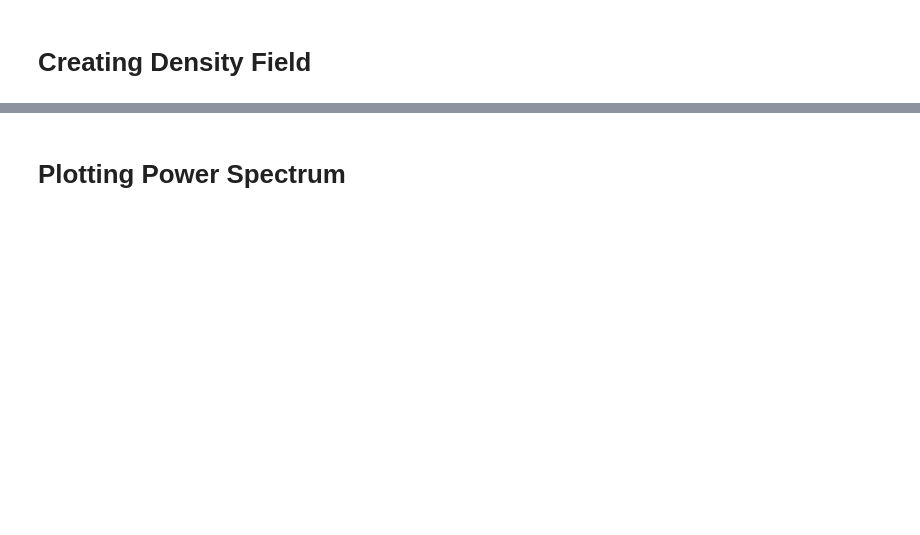
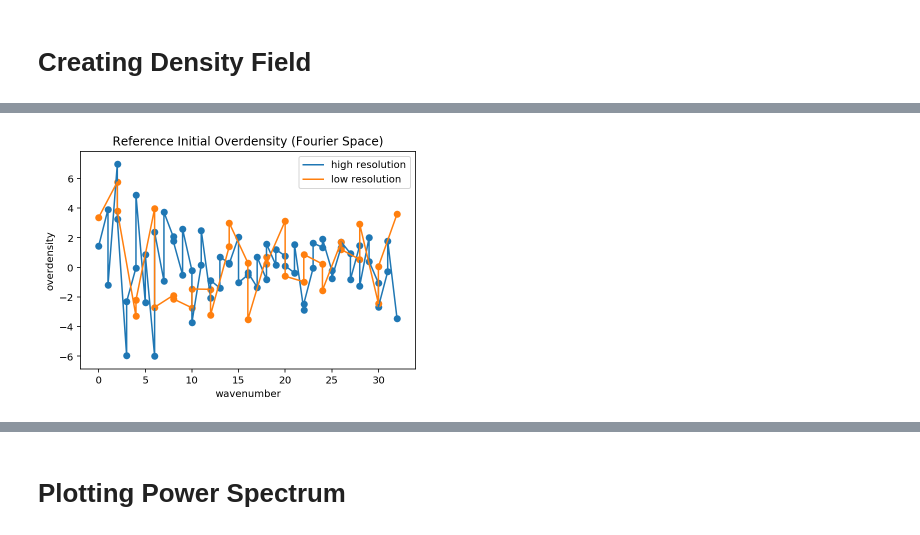
Before and after one commit to calvinosinga/astr615_project, a Jupyter notebook: tools/toy_implementation/project.ipynb, the cells around one changed output, grey strips where cells are left out. Saved outputs shown, nothing was run; the diff lists cells and outputs as text; code cells hidden in the pictures; blank space fills up the shorter version.

```diff
--- a/tools/toy_implementation/project.ipynb
+++ b/tools/toy_implementation/project.ipynb
@@ -161,0 +147,92 @@ print(lowfs.shape)
+# %%
+# Generating Plots above in Fourier space.
+
+# Getting high and low frequency data for each constrained zoom method.
+ref_klow, ref_khi = ref._get_ks()
+
+trad_klow, trad_khi = trad._get_ks()
+
+delta_klow, delta_khi = delta._get_ks()
+
+hybrid_klow, hybrid_khi = hybrid._get_ks()
+
+ideal_klow, ideal_khi = ideal._get_ks()
+
+
+# The "realization" function returns Gaussian random noise fields in real space.
+# To return the field in real space it applies the unitary_inverse_fft function.
+# To undo do this and get a fourier-space version we need to reapply the unitary_fft function.
+ref_low_fs = ref_low.in_fourier_space()
+ref_high_fs = ref_high.in_fourier_space()
+
+trad_low_fs = trad_low.in_fourier_space()
+trad_high_fs = trad_high.in_fourier_space()
+
+delta_low_fs = delta_low.in_fourier_space()
+delta_high_fs = delta_high.in_fourier_space()
+
+hybrid_low_fs = hybrid_low.in_fourier_space()
+hybrid_high_fs = hybrid_high.in_fourier_space()
+
+ideal_low_fs = ideal_low.in_fourier_space()
+ideal_high_fs = ideal_low.in_fourier_space()
+
+#Generating Plots for each zoom method
+#Frequency vs. Gaussian Noise Fields in Fourier Space.
+
+plt.figure(6)
+plt.plot(ref_khi, ref_high, label="high resolution")
+plt.plot(ref_klow, ref_low, label="low resolution")
+plt.scatter(ref_khi, ref_high)
+plt.scatter(ref_klow, ref_low)
+plt.legend()
+plt.title("Reference Initial Overdensity (Fourier Space)")
+plt.xlabel("wavenumber")
+plt.ylabel("overdensity")
+plt.savefig("ref_wavenumberIC.png")
+
+plt.figure(7)
+plt.plot(trad_khi, trad_high, label="high resolution")
+plt.plot(trad_klow, trad_low, label="low resolution")
+plt.scatter(trad_khi, trad_high)
+plt.scatter(trad_klow, trad_low)
+plt.legend()
+plt.title("Traditional Initial Overdensity (Fourier Space)")
+plt.xlabel("wavenumber")
+plt.ylabel("overdensity")
+plt.savefig("trad_wavenumberIC.png")
+
+plt.figure(8)
+plt.plot(delta_khi, delta_high, label="high resolution")
+plt.plot(delta_klow, delta_low, label="low resolution")
+plt.scatter(delta_khi, delta_high)
+plt.scatter(delta_klow, delta_low)
+plt.legend()
+plt.title("Hybrid Initial Overdensity (Fourier Space)")
+plt.xlabel("wavenumber")
+plt.ylabel("overdensity")
+plt.savefig("delta_wavenumberIC.png")
+
+plt.figure(9)
+plt.plot(hybrid_khi, hybrid_high, label="high resolution")
+plt.plot(hybrid_klow, hybrid_low, label="low resolution")
+plt.scatter(hybrid_khi, hybrid_high)
+plt.scatter(hybrid_klow, hybrid_low)
+plt.legend()
+plt.title("Delta Initial Overdensity (Fourier Space)")
+plt.xlabel("wavenumber")
+plt.ylabel("overdensity")
+plt.savefig("hybrid_wavenumberIC.png")
+
+plt.figure(10)
+plt.plot(ideal_khi, ideal_high, label="high resolution")
+plt.plot(ideal_klow, ideal_low, label="low resolution")
+plt.scatter(ideal_khi, ideal_high)
+plt.scatter(ideal_klow, ideal_low)
+plt.legend()
+plt.title("Ideal Initial Overdensity (Fourier Space)")
+plt.xlabel("wavenumber")
+plt.ylabel("overdensity")
+plt.savefig("ref_wavenumberIC.png")
+# %% [output]
+[figure, added]
```
Also changed, not shown: parts of 11 cells of this notebook.
